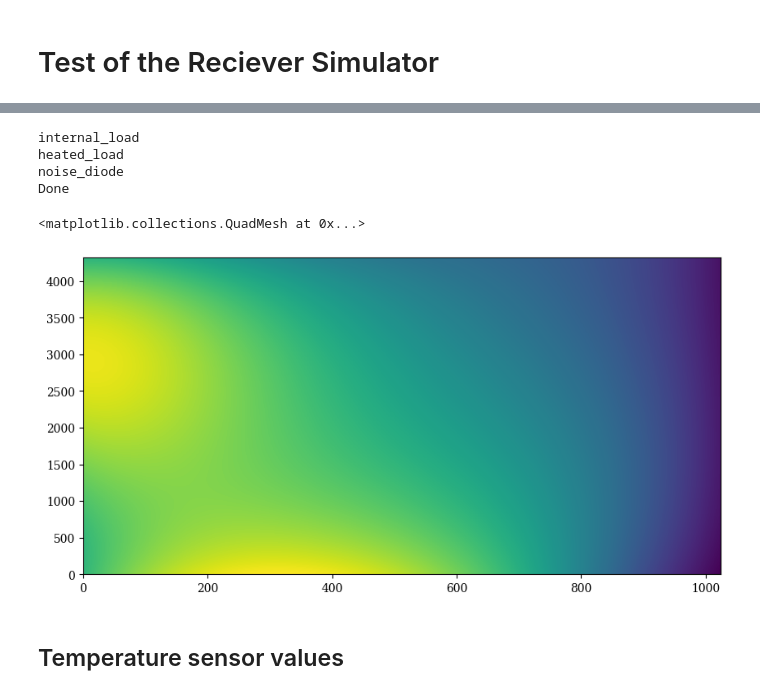
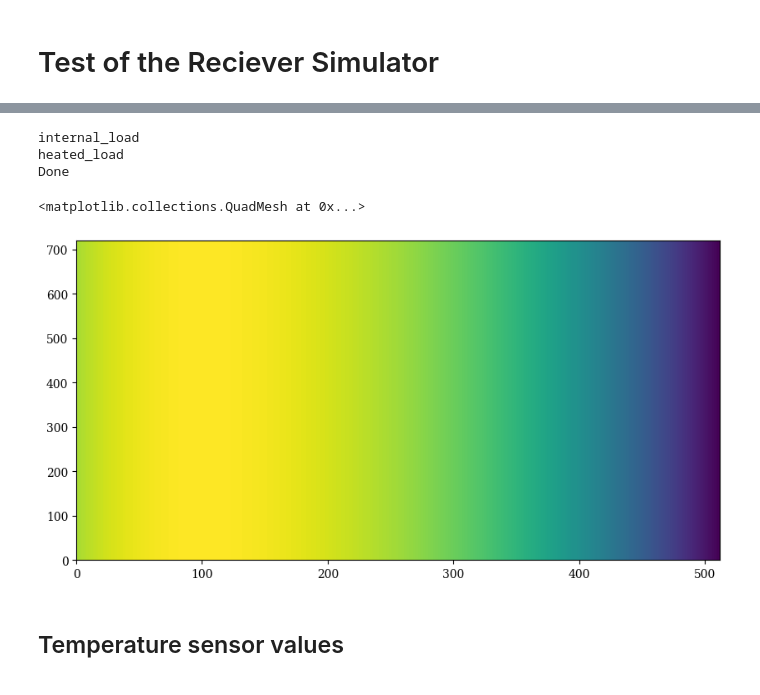
Before and after one commit to RHINO-Experiment/rhino-cal, a Jupyter notebook: simulation_testing.ipynb, the cells around one changed output, grey strips where cells are left out. Drawn from its saved outputs; the diff is of its cells as text; code cells hidden in the pictures.

```diff
--- a/simulation_testing.ipynb
+++ b/simulation_testing.ipynb
@@ -49,33 +49,28 @@ test_receiver = Receiver(
     t_0_scale=400
     )
 
-test_receiver.change_freqs(np.linspace(60*un.MHz, 80*un.MHz, 1024))
+test_receiver.change_freqs(np.linspace(60*un.MHz, 80*un.MHz, 512))
 
-
-
-
-
-
-open_load = Load(noise_temperature=293,
+open_load = Load(
                  label='open',
                  termination_type='open',
                  freqs=test_receiver.freqs,
                  physical_chebyshev_coeffs=ambient_coeffs)
 
-short_load = Load(noise_temperature=293,
+short_load = Load(
                  label='short',
                  termination_type='short',
                  freqs=test_receiver.freqs,
                  physical_chebyshev_coeffs=ambient_coeffs,)
 
-long_open = Load(noise_temperature=293,
+long_open = Load(
                  label='long_open',
                  termination_type='open',
                  effective_cable_length=10*un.m,
                  freqs=test_receiver.freqs,
                  physical_chebyshev_coeffs=ambient_coeffs,)
 
-long_short = Load(noise_temperature=293,
+long_short = Load(
                  label='long_short',
                  termination_type='short',
                  effective_cable_length=10*un.m,
@@ -83,21 +78,21 @@ long_short = Load(noise_temperature=293,
                  physical_chebyshev_coeffs=ambient_coeffs,)
 
 
-matched_ambient = Load(noise_temperature=293,
+matched_ambient = Load(
                 termination_impedence=gamma_db_to_impedence(-30),
                 freqs=test_receiver.freqs,
                 effective_cable_length=0*un.m,
                 label='internal_load',
                  physical_chebyshev_coeffs=ambient_coeffs,)
 
-heated_load = Load(noise_temperature=293+150,
+heated_load = Load(
                 termination_impedence=gamma_db_to_impedence(-30),
                 freqs=test_receiver.freqs,
                 effective_cable_length=0*un.m,
                 label='heated_load',
                  physical_chebyshev_coeffs=heated_coeffs,)
 
-test_src = Load(noise_temperature=300,
+test_src = Load(
                 termination_impedence=100*un.Ohm,
                 freqs=test_receiver.freqs,
                 effective_cable_length=2*un.m,
@@ -181,7 +176,7 @@ from simulation.toy_sky import ToySky
 #         trying = False
 #     except Exception as e:
 #         pass
-observation_handler_obj = ObservationHandler(observation_length=6*3600*un.s,
+observation_handler_obj = ObservationHandler(observation_length=1*3600*un.s,
                                                      receiver=test_receiver,
                                                      sources=[
                                                          test_src,
@@ -191,40 +186,39 @@ observation_handler_obj = ObservationHandler(observation_length=6*3600*un.s,
                                                          long_short,
                                                          open_load,
                                                          short_load,
                                                          heated_load,
                                                          ],
                                                     dicke_switch_sources=[
                                                         matched_ambient,
                                                         heated_load,
-                                                        noise_diode
+                                                        # noise_diode
                                                         ],
                                                     dicke_switch_length=150*un.s,
                                                     delta_t=5*un.s,
                                                     n_t_unc_freq_coeffs=3,
                                                     n_t_unc_time_coeffs=3,
                                                     t_unc_amp=10*un.K,
                                                     t_sin_amp=5*un.K,
                                                     t_cos_amp=5*un.K,
                                                     t_0_amp=10*un.K,
                                                     n_t_sin_freq_coeffs=3,
-                                                    n_t_sin_time_coeffs=3,
+                                                    n_t_sin_time_coeffs=1,
                                                     n_t_cos_freq_coeffs=3,
-                                                    n_t_cos_time_coeffs=3,
-                                                    n_gain_freq_coeffs=3,
-                                                    n_gain_time_coeffs=4,
+                                                    n_t_cos_time_coeffs=1,
+                                                    n_gain_freq_coeffs=1,
+                                                    n_gain_time_coeffs=1,
                                                     n_t_0_freq_coeffs=2,
                                                     n_t_0_time_coeffs=1,
                                                     gain_fluctuation_amp_frac=0.1**2,
                                                     temp_sens_variance=0.02**2)
 
 plt.pcolormesh(observation_handler_obj.gains)
 # %% [output]
 internal_load
 heated_load
-noise_diode
 Done
 <matplotlib.collections.QuadMesh at 0x...>
-[figure, old version]
+[figure, new version]
 # %% [markdown]
 ## Temperature sensor values
 # %%
```
Also changed, not shown: parts of 10 cells of this notebook, 2 other files.
